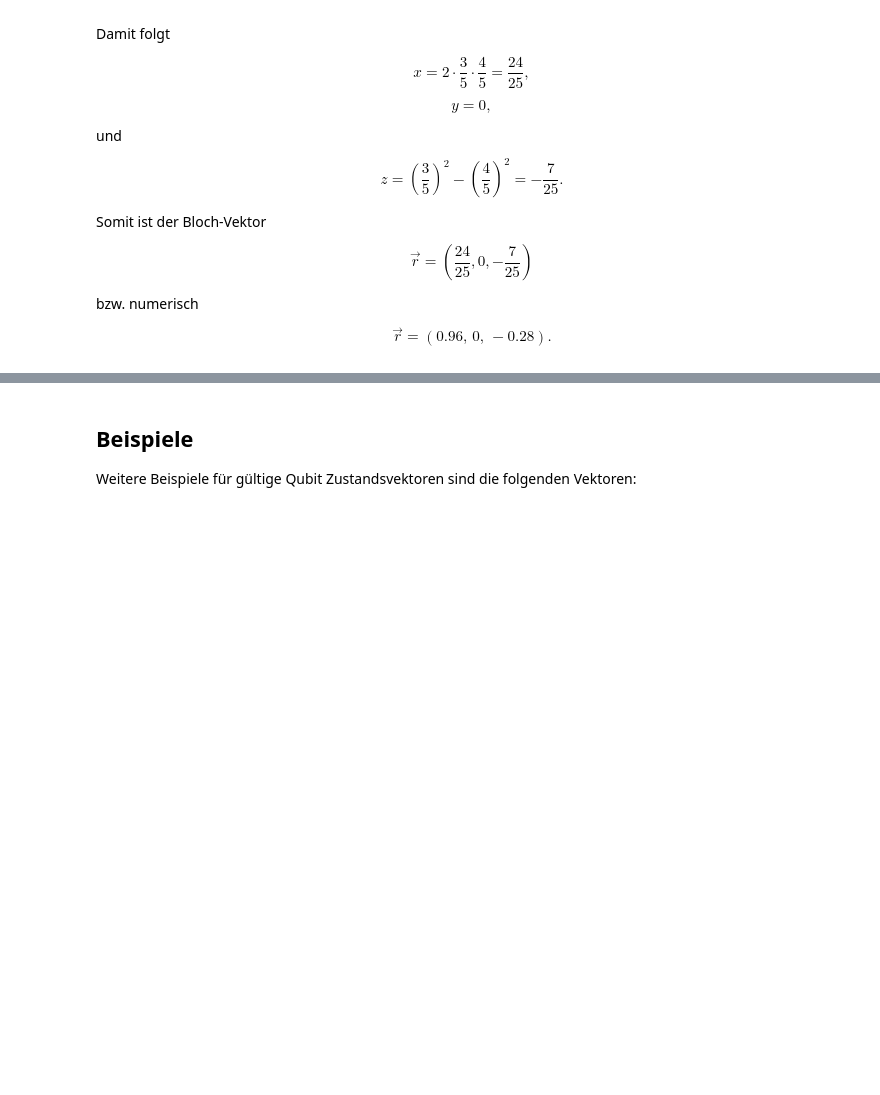
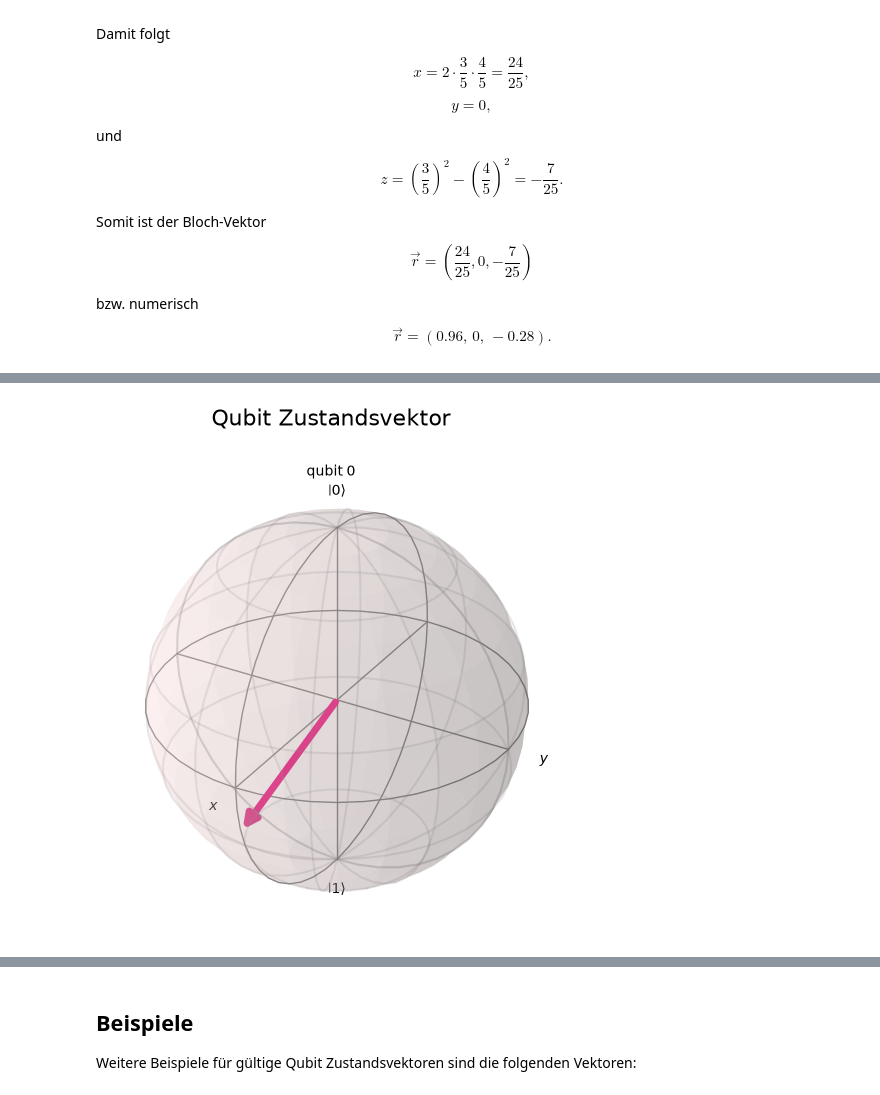
Before and after one commit to MelB18/EasyQuanten, a Jupyter notebook: ErsteSchritte.ipynb, the cells around one changed output, grey strips where cells are left out. Saved outputs shown, nothing was run; the diff lists cells and outputs as text; code cells hidden in the pictures; blank space fills up the shorter version.

```diff
--- a/ErsteSchritte.ipynb
+++ b/ErsteSchritte.ipynb
@@ -341,0 +342,4 @@ z = -0.28000000000000014
+# %%
+plot_bloch_multivector(psi, "Qubit Zustandsvektor")
+# %% [output]
+[figure, added]
```
Also changed, not shown: parts of 3 cells of this notebook.
